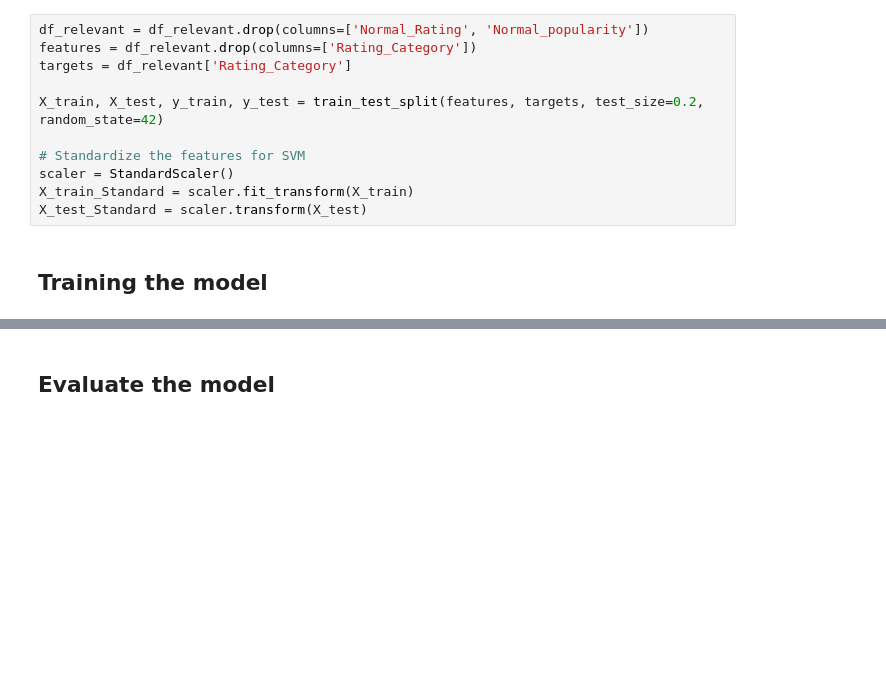
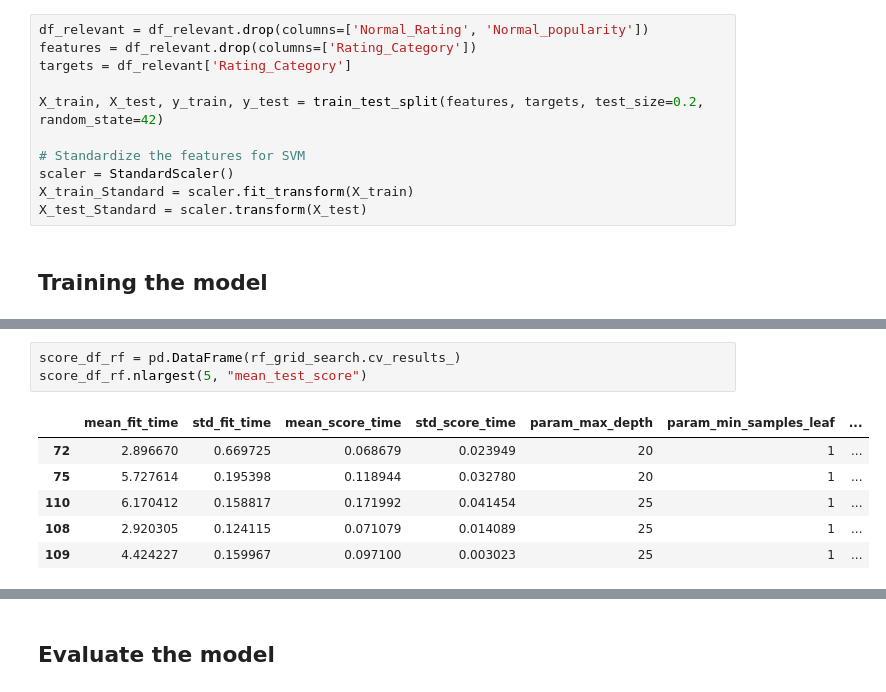
Before and after one commit to Soroush-Pasandideh/DataMining, a Jupyter notebook: Classification.ipynb, the cells around one changed output, grey strips where cells are left out. Cells and saved outputs as stored; diff of their text form; blank space fills up the shorter version.

```diff
--- a/Classification.ipynb
+++ b/Classification.ipynb
@@ -123,0 +198,10 @@ y_pred_svm = svm_model.predict(X_test_Standard)
+# %%
+score_df_rf = pd.DataFrame(rf_grid_search.cv_results_)
+score_df_rf.nlargest(5, "mean_test_score")
+# %% [output]
+|  | mean_fit_time | std_fit_time | mean_score_time | std_score_time | param_max_depth | param_min_samples_leaf | ... |
+| 72 | 2.896670 | 0.669725 | 0.068679 | 0.023949 | 20 | 1 | ... |
+| 75 | 5.727614 | 0.195398 | 0.118944 | 0.032780 | 20 | 1 | ... |
+| 110 | 6.170412 | 0.158817 | 0.171992 | 0.041454 | 25 | 1 | ... |
+| 108 | 2.920305 | 0.124115 | 0.071079 | 0.014089 | 25 | 1 | ... |
+| 109 | 4.424227 | 0.159967 | 0.097100 | 0.003023 | 25 | 1 | ... |
```
Also changed, not shown: parts of 18 cells of this notebook, 1 other file.
